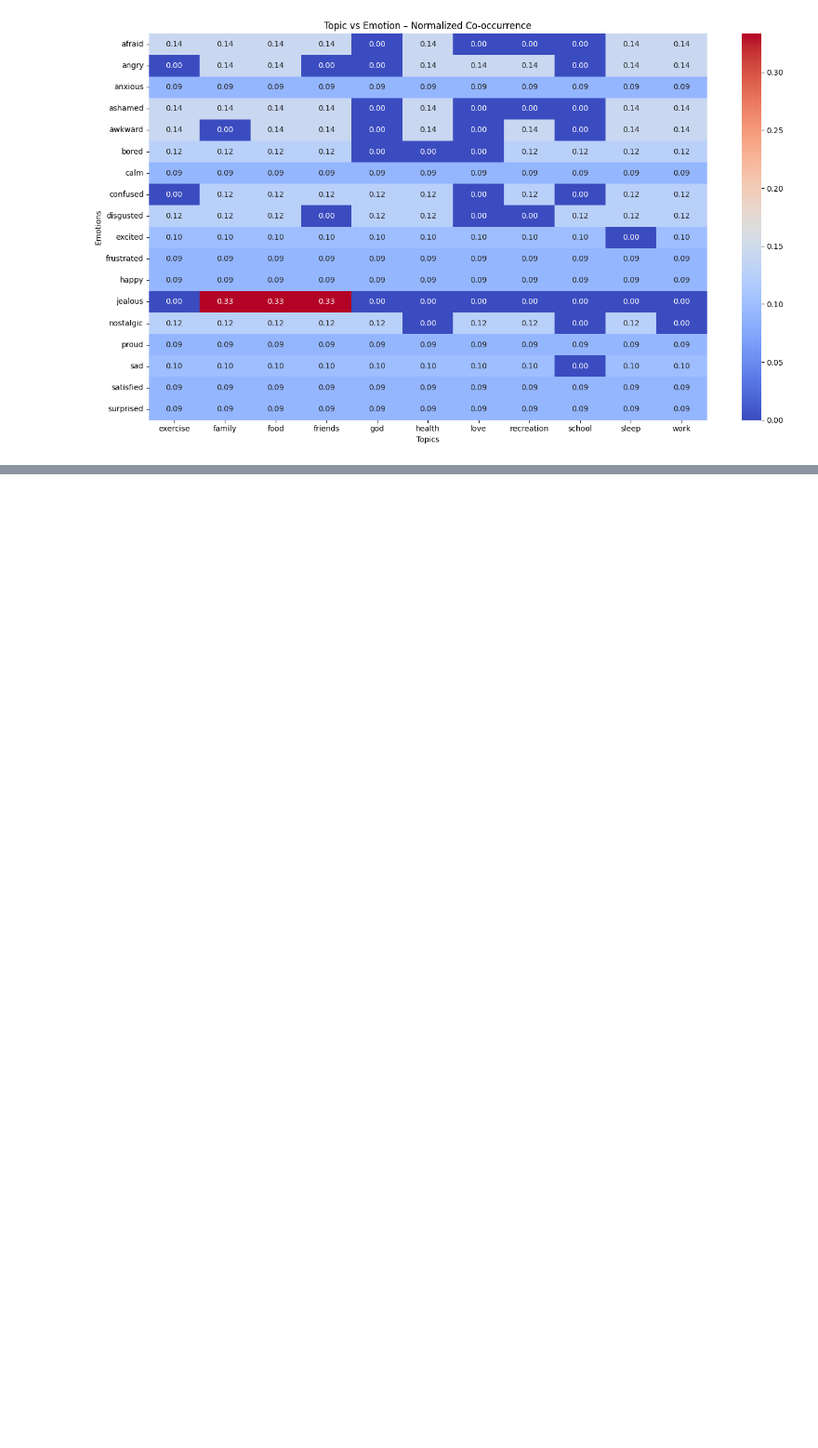
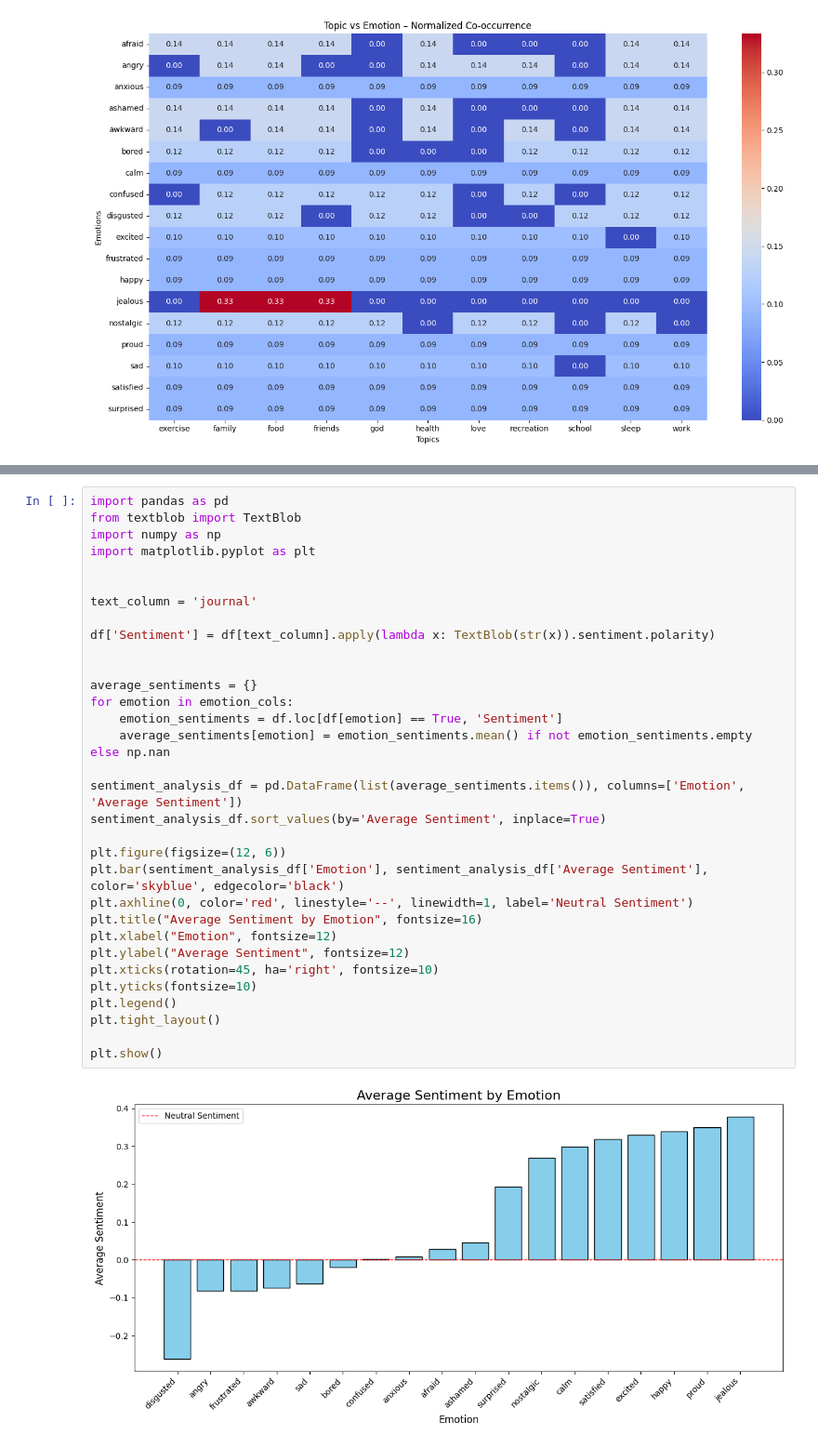
Before and after one commit to Jameshillers/ANN_final, a Jupyter notebook: topic_emotion_correlation.ipynb, the cells around one changed output, grey strips where cells are left out. Shown at 93% size. Cells and saved outputs as stored; diff of their text form; blank space fills up the shorter version.

```diff
--- a/topic_emotion_correlation.ipynb
+++ b/topic_emotion_correlation.ipynb
@@ -38,0 +70,34 @@ plt.show()
+# %%
+import pandas as pd
+from textblob import TextBlob
+import numpy as np
+import matplotlib.pyplot as plt
+
+
+text_column = 'journal'
+
+df['Sentiment'] = df[text_column].apply(lambda x: TextBlob(str(x)).sentiment.polarity)
+
+
+average_sentiments = {}
+for emotion in emotion_cols:
+    emotion_sentiments = df.loc[df[emotion] == True, 'Sentiment']
+    average_sentiments[emotion] = emotion_sentiments.mean() if not emotion_sentiments.empty else np.nan
+
+sentiment_analysis_df = pd.DataFrame(list(average_sentiments.items()), columns=['Emotion', 'Average Sentiment'])
+sentiment_analysis_df.sort_values(by='Average Sentiment', inplace=True)
+
+plt.figure(figsize=(12, 6))
+plt.bar(sentiment_analysis_df['Emotion'], sentiment_analysis_df['Average Sentiment'], color='skyblue', edgecolor='black')
+plt.axhline(0, color='red', linestyle='--', linewidth=1, label='Neutral Sentiment')
+plt.title("Average Sentiment by Emotion", fontsize=16)
+plt.xlabel("Emotion", fontsize=12)
+plt.ylabel("Average Sentiment", fontsize=12)
+plt.xticks(rotation=45, ha='right', fontsize=10)
+plt.yticks(fontsize=10)
+plt.legend()
+plt.tight_layout()
+
+plt.show()
+# %% [output]
+[figure, added]
```
Also changed, not shown: parts of 5 cells of this notebook, 2 other files.
